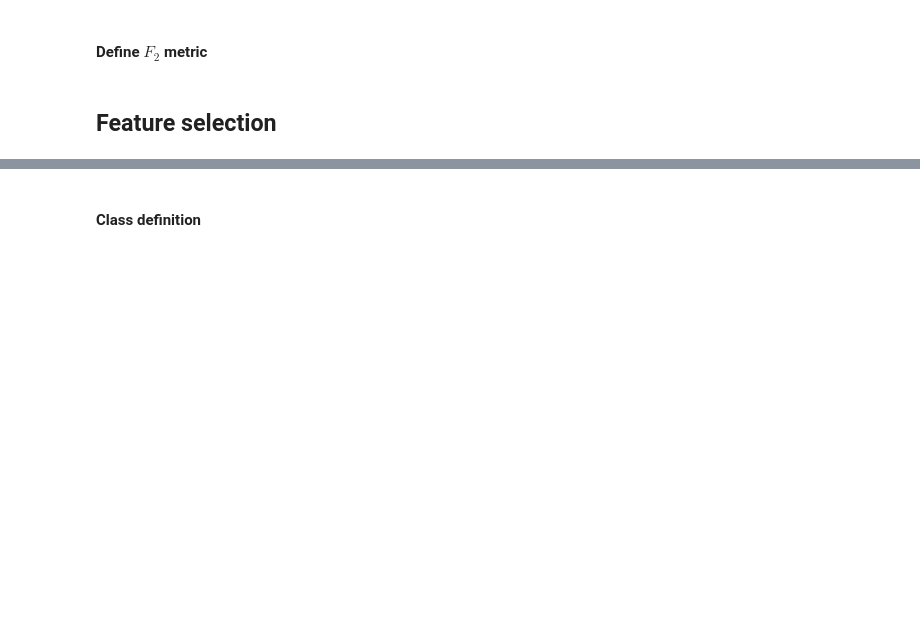
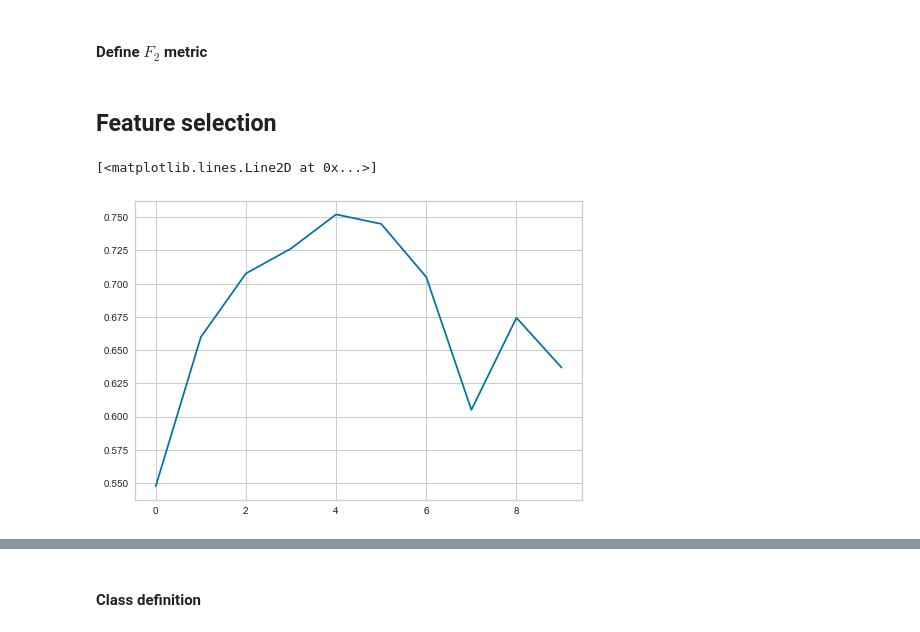
Before and after one commit to KonstantinBurkin/personalized-medicine, a Jupyter notebook: Scripts/Feature_Selection.ipynb, the cells around one changed output, grey strips where cells are left out. Drawn from its saved outputs; the diff is of its cells as text; code cells hidden in the pictures; blank space fills up the shorter version.

Commit message:
added code for SFS and for prediction on GRACE and PCSK

```diff
--- a/Scripts/Feature_Selection.ipynb
+++ b/Scripts/Feature_Selection.ipynb
@@ -425,3 +426,14 @@ def my_f2_scorer():
     return make_scorer(f2_func)
 # %% [markdown]
 ## Feature selection
+# %%
+# f1
+plt.plot([sfs.subsets_[i]['avg_score'] for i in list(sfs.subsets_)])
+# ("('ХАРАКТЕРИСТИКА ОИМ', 'Риск GRACE, баллы')",
+#    "('БИОМАРКЕРЫ', 'PCSK9 (нг/мл)')",
+#    "('ИСХОДНАЯ ЭХОКГ', 'иММ ЛЖ')",
+#    "('ЛАБОРАТОРНЫЕ ПОКАЗАТЕЛИ', 'ЛПВП, ммоль/л')",
+#    "('БИОМАРКЕРЫ', 'MMP-9 (нг/мл)')
+# %% [output]
+[<matplotlib.lines.Line2D at 0x...>]
+[figure, added]
```
Also changed, not shown: parts of 43 cells of this notebook.
